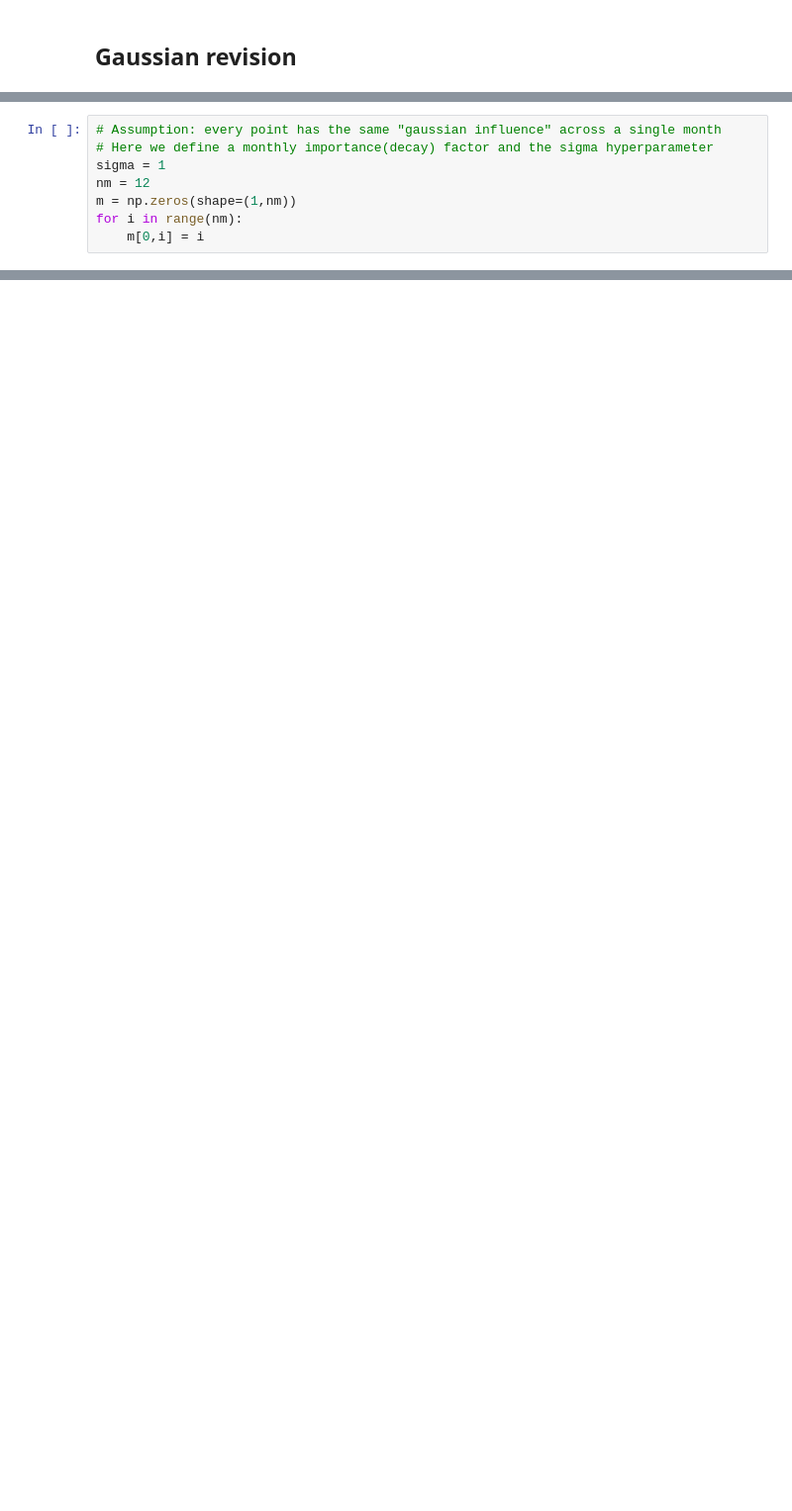
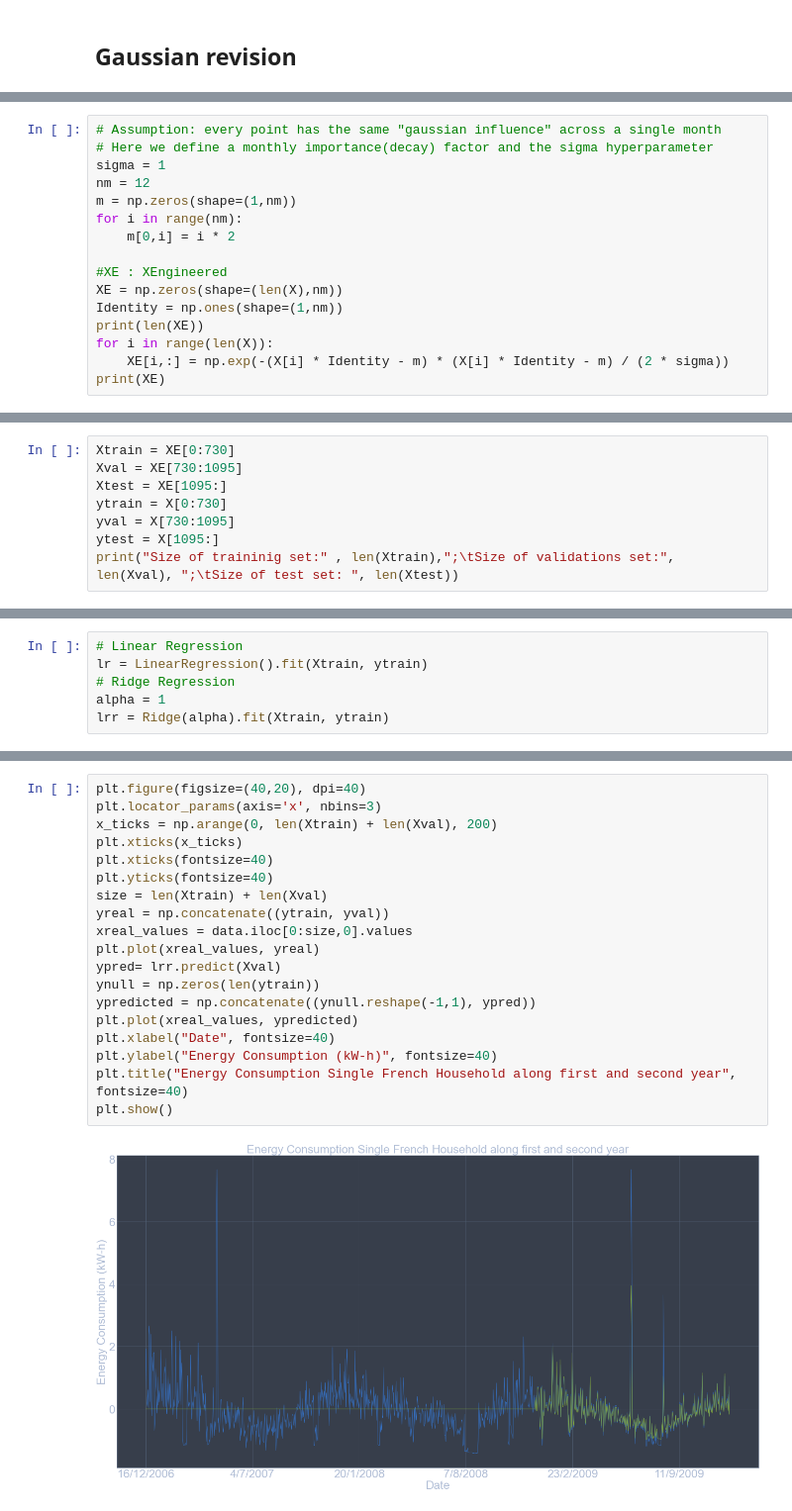
Before and after one commit to tm-pe2/ai-ml, a Jupyter notebook: timeseries/single_house.ipynb, the cells around one changed output, grey strips where cells are left out. Shown at 99% size. Saved outputs shown, nothing was run; the diff lists cells and outputs as text; blank space fills up the shorter version.

Commit message:
first full prediction of a single household

```diff
--- a/timeseries/single_house.ipynb
+++ b/timeseries/single_house.ipynb
@@ -124,4 +146,12 @@ sigma = 1
 nm = 12
 m = np.zeros(shape=(1,nm))
 for i in range(nm):
-    m[0,i] = i
+    m[0,i] = i * 2
+
+#XE : XEngineered
+XE = np.zeros(shape=(len(X),nm))
+Identity = np.ones(shape=(1,nm))
+print(len(XE))
+for i in range(len(X)):
+    XE[i,:] = np.exp(-(X[i] * Identity - m) * (X[i] * Identity - m) / (2 * sigma))
+print(XE)
@@ -158,0 +180,8 @@ plt.show()
+# %%
+Xtrain = XE[0:730]
+Xval = XE[730:1095]
+Xtest = XE[1095:]
+ytrain = X[0:730]
+yval = X[730:1095]
+ytest = X[1095:]
+print("Size of traininig set:" , len(Xtrain),";\tSize of validations set:", len(Xval), ";\tSize of test set: ", len(Xtest))
@@ -158,0 +208,6 @@ plt.show()
+# %%
+# Linear Regression
+lr = LinearRegression().fit(Xtrain, ytrain)
+# Ridge Regression
+alpha = 1
+lrr = Ridge(alpha).fit(Xtrain, ytrain)
@@ -158,0 +262,21 @@ plt.show()
+# %%
+plt.figure(figsize=(40,20), dpi=40)
+plt.locator_params(axis='x', nbins=3)
+x_ticks = np.arange(0, len(Xtrain) + len(Xval), 200)
+plt.xticks(x_ticks)
+plt.xticks(fontsize=40)
+plt.yticks(fontsize=40)
+size = len(Xtrain) + len(Xval)
+yreal = np.concatenate((ytrain, yval))
+xreal_values = data.iloc[0:size,0].values
+plt.plot(xreal_values, yreal)
+ypred= lrr.predict(Xval)
+ynull = np.zeros(len(ytrain))
+ypredicted = np.concatenate((ynull.reshape(-1,1), ypred))
+plt.plot(xreal_values, ypredicted)
+plt.xlabel("Date", fontsize=40)
+plt.ylabel("Energy Consumption (kW-h)", fontsize=40)
+plt.title("Energy Consumption Single French Household along first and second year", fontsize=40)
+plt.show()
+# %% [output]
+[figure, added]
```
Also changed, not shown: parts of 26 cells of this notebook, 2 other files.
